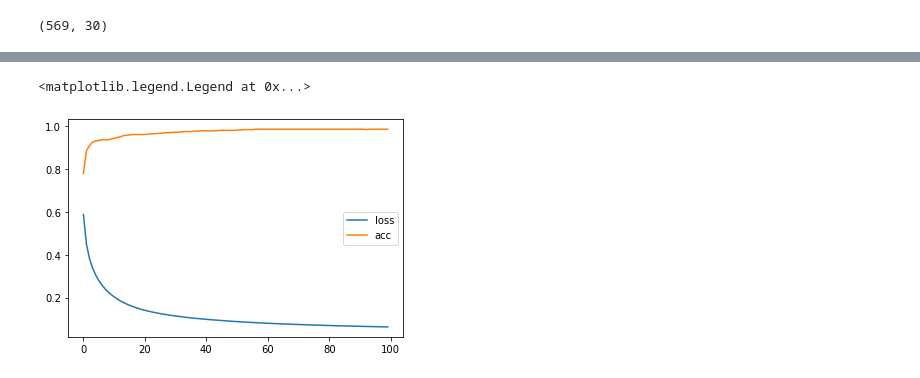
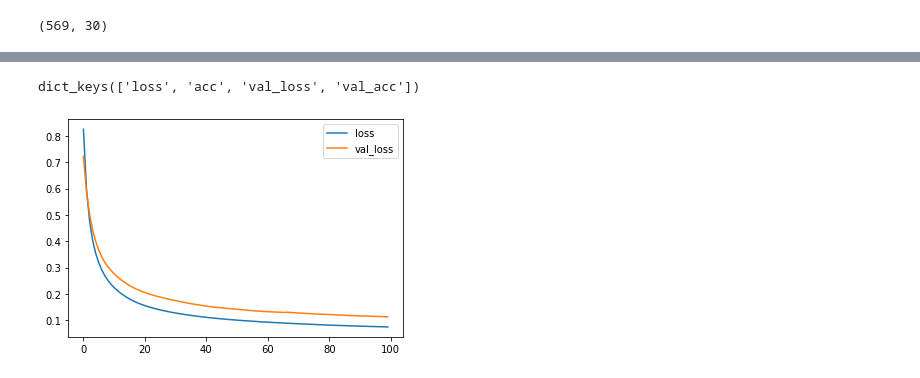
Before and after one commit to LOGRED/-PCU_2022-3_deepLearning, a Jupyter notebook: 0628/3.ipynb, the cells around one changed output, grey strips where cells are left out. Cells and saved outputs as stored; diff of their text form; code cells hidden in the pictures.

```diff
--- a/0628/3.ipynb
+++ b/0628/3.ipynb
@@ -69,4 +72,4 @@ model.compile(loss='binary_crossentropy', optimizer='sgd', metrics=['acc'])
 # %%
-model.fit(X_norm, y, epochs=100, validation_steps=0.25)
+model.fit(X_norm, y, epochs=100, validation_split=0.25)
 # %% [output]
 Epoch 1/100
@@ -93,8 +101,10 @@ Epoch 100/100
 # %%
 h = model.history.history
 plt.plot(h['loss'])
-plt.plot(h['acc'])
-plt.legend(['loss', 'acc'])
+plt.plot(h['val_loss'])
+plt.legend(['loss', 'val_loss'])
+
+h.keys()
 # %% [output]
-<matplotlib.legend.Legend at 0x...>
+dict_keys(['loss', 'acc', 'val_loss', 'val_acc'])
-[figure, old version]
+[figure, new version]
```
Also changed, not shown: parts of 16 cells of this notebook, 1 other file.
